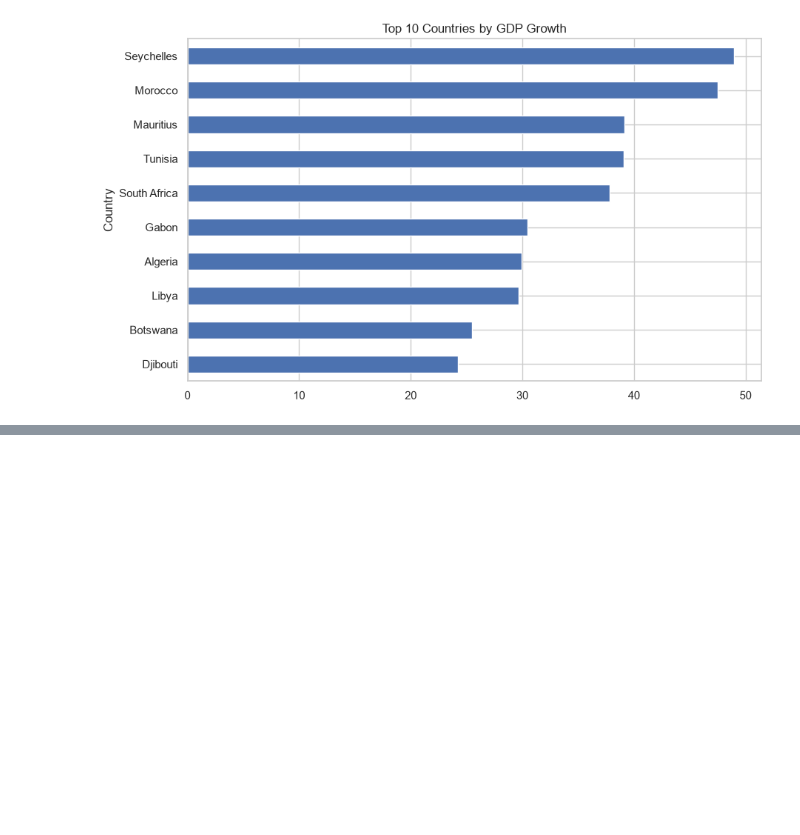
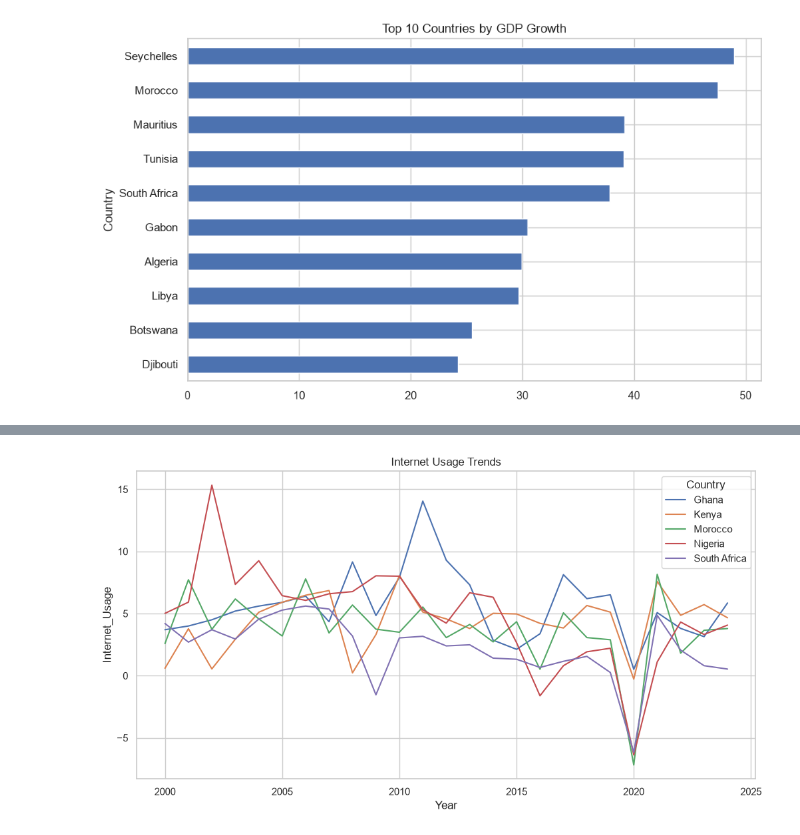
Before and after one commit to lavymaria/data-analytics-portfolio, a Jupyter notebook: 01-world-bank-analysis/notebooks/03_exploratory_data_analysis.ipynb, the cells around one changed output, grey strips where cells are left out. Cells and saved outputs as stored; diff of their text form; code cells hidden in the pictures; blank space fills up the shorter version.

```diff
--- a/01-world-bank-analysis/notebooks/03_exploratory_data_analysis.ipynb
+++ b/01-world-bank-analysis/notebooks/03_exploratory_data_analysis.ipynb
@@ -303,0 +356,26 @@ plt.show()
+# %%
+#comparing selected countries based on internet usage, secondary enrollment and GDP growth
+
+countries = [
+    'Kenya',
+    'South Africa',
+    'Nigeria',
+    'Morocco',
+    'Ghana'
+]
+
+subset = df[df['Country'].isin(countries)]
+
+plt.figure(figsize=(12,6))
+
+sns.lineplot(
+    data=subset,
+    x='Year',
+    y='Internet_Usage',
+    hue='Country'
+)
+
+plt.title('Internet Usage Trends')
+plt.show()
+# %% [output]
+[figure, added]
```
Also changed, not shown: parts of 7 cells of this notebook, 13 other files.
